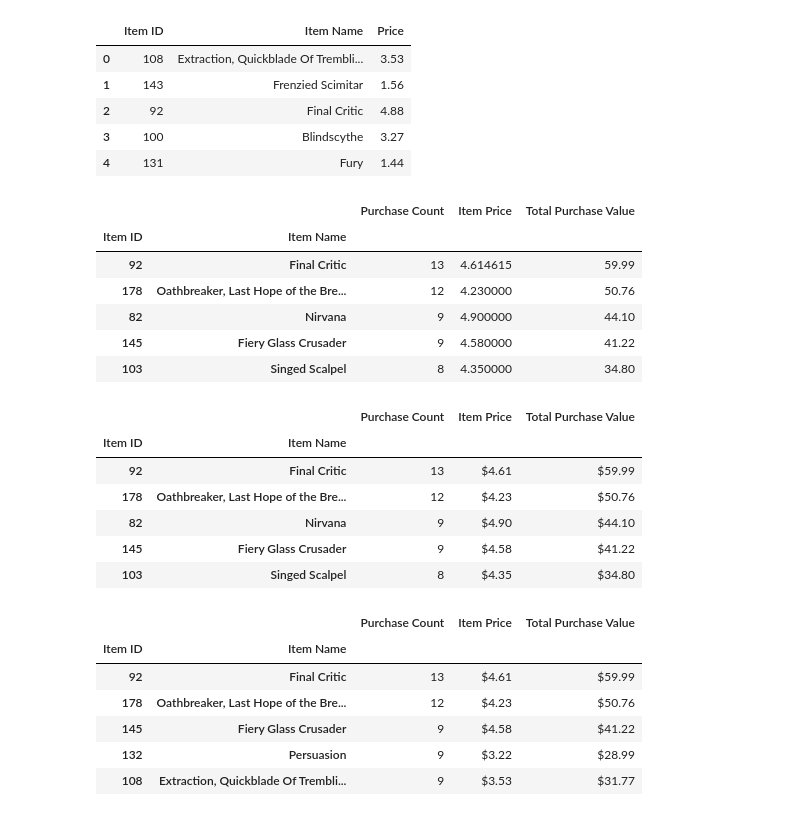
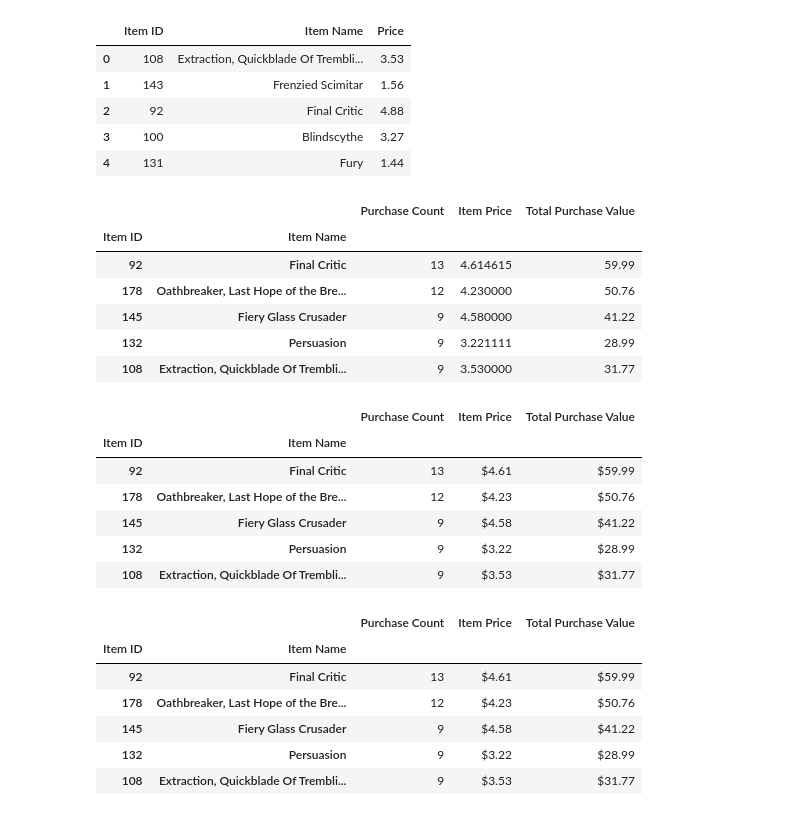
Before and after one commit to tamerfa/pandas-Heroes-of-Pymoli, a Jupyter notebook: HeroesOfPymoli/HeroesOfPymoli_starter.ipynb, the cells around one changed output. Cells and saved outputs as stored; diff of their text form; code cells hidden in the pictures.

```diff
--- a/HeroesOfPymoli/HeroesOfPymoli_starter.ipynb
+++ b/HeroesOfPymoli/HeroesOfPymoli_starter.ipynb
@@ -505,40 +505,40 @@ items_df.head()
 # %%
 items_group = items_df.groupby(['Item ID','Item Name'])
 # %%
-popular_purchase_count = items_group.count()['Price']
+items_purchase_count = items_group.count()['Price']
 # %%
-popular_total_purchase = items_group.sum()['Price']
+items_total_purchase = items_group.sum()['Price']
 # %%
-popular_item_price = popular_total_purchase/popular_purchase_count
+items_price = popular_total_purchase/popular_purchase_count
 # %%
-popular_summary_df = pd.DataFrame({'Purchase Count':popular_purchase_count,
-                                  'Item Price':popular_item_price,
-                                  'Total Purchase Value':popular_total_purchase})
-sorted_popular_df = popular_summary_df.sort_values(['Total Purchase Value'],ascending=False)
-sorted_popular_df.head()
+items_summary_df = pd.DataFrame({'Purchase Count':items_purchase_count,
+                                  'Item Price':items_price,
+                                  'Total Purchase Value':items_total_purchase})
+most_popular_df = items_summary_df.sort_values(['Purchase Count'],ascending=False)
+most_popular_df.head()
 # %% [output]
 |  |  | Purchase Count | Item Price | Total Purchase Value |
 | Item ID | Item Name |  |  |  |
 | 92 | Final Critic | 13 | 4.614615 | 59.99 |
 | 178 | Oathbreaker, Last Hope of the Bre... | 12 | 4.230000 | 50.76 |
-| 82 | Nirvana | 9 | 4.900000 | 44.10 |
 | 145 | Fiery Glass Crusader | 9 | 4.580000 | 41.22 |
-| 103 | Singed Scalpel | 8 | 4.350000 | 34.80 |
+| 132 | Persuasion | 9 | 3.221111 | 28.99 |
+| 108 | Extraction, Quickblade Of Trembli... | 9 | 3.530000 | 31.77 |
 # %%
-#Copy sorted_popular_df to a formatted dataframe
+#Copy most_popular_df to a formatted dataframe
 formatted_popular_df = pd.DataFrame()
-formatted_popular_df['Purchase Count'] = sorted_popular_df['Purchase Count']
-formatted_popular_df['Item Price'] = sorted_popular_df['Item Price'].map('${:.2f}'.format)
-formatted_popular_df['Total Purchase Value'] = sorted_popular_df['Total Purchase Value'].map('${:.2f}'.format)
+formatted_popular_df['Purchase Count'] = most_popular_df['Purchase Count']
+formatted_popular_df['Item Price'] = most_popular_df['Item Price'].map('${:.2f}'.format)
+formatted_popular_df['Total Purchase Value'] = most_popular_df['Total Purchase Value'].map('${:.2f}'.format)
 formatted_popular_df.head()
 # %% [output]
 |  |  | Purchase Count | Item Price | Total Purchase Value |
 | Item ID | Item Name |  |  |  |
 | 92 | Final Critic | 13 | $4.61 | $59.99 |
 | 178 | Oathbreaker, Last Hope of the Bre... | 12 | $4.23 | $50.76 |
-| 82 | Nirvana | 9 | $4.90 | $44.10 |
 | 145 | Fiery Glass Crusader | 9 | $4.58 | $41.22 |
-| 103 | Singed Scalpel | 8 | $4.35 | $34.80 |
+| 132 | Persuasion | 9 | $3.22 | $28.99 |
+| 108 | Extraction, Quickblade Of Trembli... | 9 | $3.53 | $31.77 |
 # %%
 # %% [output]
 |  |  | Purchase Count | Item Price | Total Purchase Value |
```
Also changed, not shown: parts of 2 cells of this notebook.
